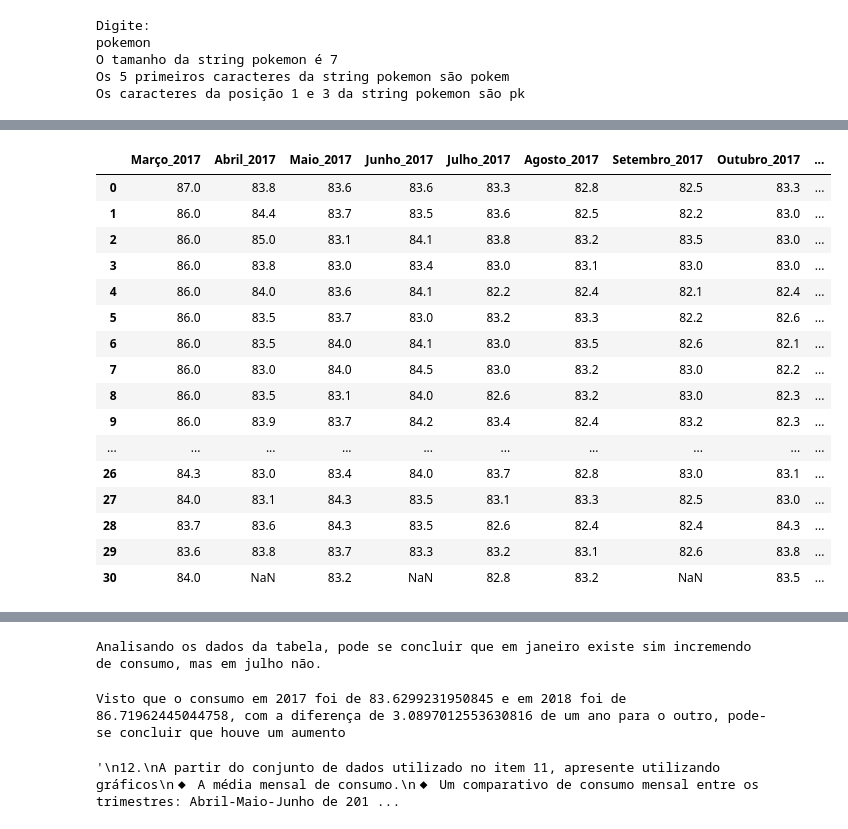
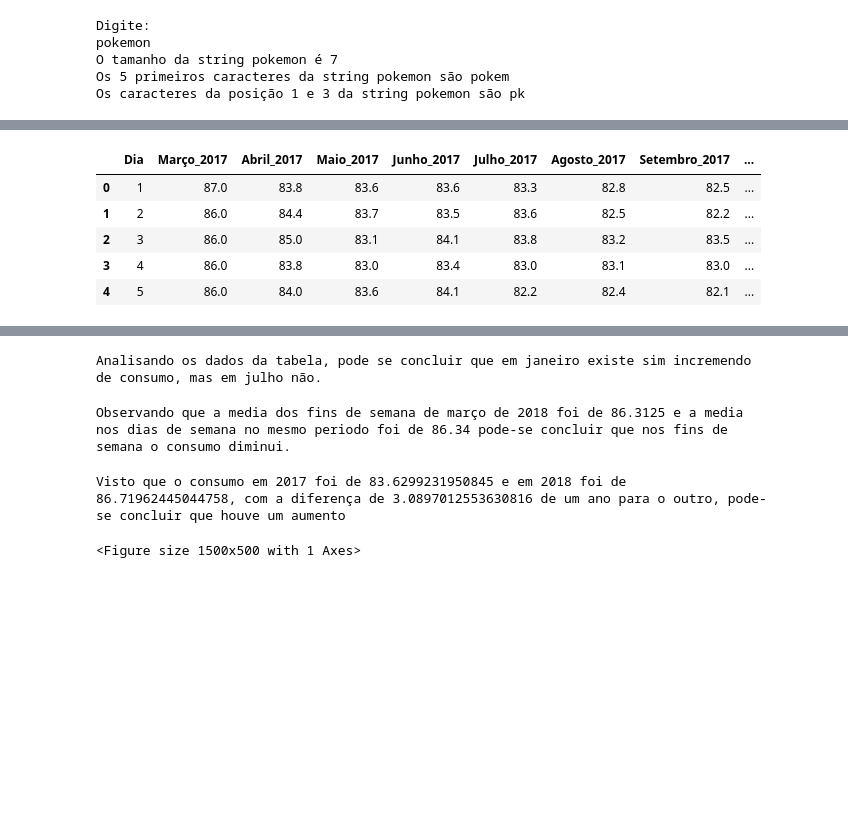
Before and after one commit to lmedson/DCO1043, a Jupyter notebook: lista_1.ipynb, the cells around one changed output, grey strips where cells are left out. Cells and saved outputs as stored; diff of their text form; code cells hidden in the pictures; blank space fills up the shorter version.

```diff
--- a/lista_1.ipynb
+++ b/lista_1.ipynb
@@ -223,48 +237,36 @@ print(intersected_lists)
 # %%
 """
 11.
 O provedor de internet XYZ está fazendo uma análise e composição de custos de seu
 negócio e fez a seguinte seleção de dados: o consumo diário em gigabytes de 14 clientes no
 período de 19 meses entre 2017 e 2018. A partir dos dados apresentados responda:
 (dados_provedor.csv)
 * Qual a média mensal de consumo
 * Os meses de férias janeiro e julho apresentaram incremento de consumo? Explique.
 * Existe um incremento de consumo nos finais de semana? Explique.
 * O consumo de dados está aumentando ou diminuindo? Explique.
 """
 import pandas as pd
 import numpy as np
 
 data = pd.read_csv('./consumo_provedor.csv', sep= ';')
 
 data.head()
 
-m = data.iloc[:,1:]
-# m.replace(',','.')
+dataset_reorganizado = data.iloc[:,1:]
 
-a  = m.sum(axis=0,  skipna = True)
-# values = []
-# for i in range(len(m.columns)):
-#     values.append(m[m.columns[i]])
-m
+meses = data.iloc[:0,1:]
+
+sabados = data.iloc[6::7,:]
+domingos = data.iloc[7::7,:]
+data.head()
 # %% [output]
-|  | Março_2017 | Abril_2017 | Maio_2017 | Junho_2017 | Julho_2017 | Agosto_2017 | Setembro_2017 | Outubro_2017 | ... |
-| 0 | 87.0 | 83.8 | 83.6 | 83.6 | 83.3 | 82.8 | 82.5 | 83.3 | ... |
-| 1 | 86.0 | 84.4 | 83.7 | 83.5 | 83.6 | 82.5 | 82.2 | 83.0 | ... |
-| 2 | 86.0 | 85.0 | 83.1 | 84.1 | 83.8 | 83.2 | 83.5 | 83.0 | ... |
-| 3 | 86.0 | 83.8 | 83.0 | 83.4 | 83.0 | 83.1 | 83.0 | 83.0 | ... |
-| 4 | 86.0 | 84.0 | 83.6 | 84.1 | 82.2 | 82.4 | 82.1 | 82.4 | ... |
-| 5 | 86.0 | 83.5 | 83.7 | 83.0 | 83.2 | 83.3 | 82.2 | 82.6 | ... |
-| 6 | 86.0 | 83.5 | 84.0 | 84.1 | 83.0 | 83.5 | 82.6 | 82.1 | ... |
-| 7 | 86.0 | 83.0 | 84.0 | 84.5 | 83.0 | 83.2 | 83.0 | 82.2 | ... |
-| 8 | 86.0 | 83.5 | 83.1 | 84.0 | 82.6 | 83.2 | 83.0 | 82.3 | ... |
-| 9 | 86.0 | 83.9 | 83.7 | 84.2 | 83.4 | 82.4 | 83.2 | 82.3 | ... |
-| ... | ... | ... | ... | ... | ... | ... | ... | ... | ... |
-| 26 | 84.3 | 83.0 | 83.4 | 84.0 | 83.7 | 82.8 | 83.0 | 83.1 | ... |
-| 27 | 84.0 | 83.1 | 84.3 | 83.5 | 83.1 | 83.3 | 82.5 | 83.0 | ... |
-| 28 | 83.7 | 83.6 | 84.3 | 83.5 | 82.6 | 82.4 | 82.4 | 84.3 | ... |
-| 29 | 83.6 | 83.8 | 83.7 | 83.3 | 83.2 | 83.1 | 82.6 | 83.8 | ... |
-| 30 | 84.0 | NaN | 83.2 | NaN | 82.8 | 83.2 | NaN | 83.5 | ... |
+|  | Dia | Março_2017 | Abril_2017 | Maio_2017 | Junho_2017 | Julho_2017 | Agosto_2017 | Setembro_2017 | ... |
+| 0 | 1 | 87.0 | 83.8 | 83.6 | 83.6 | 83.3 | 82.8 | 82.5 | ... |
+| 1 | 2 | 86.0 | 84.4 | 83.7 | 83.5 | 83.6 | 82.5 | 82.2 | ... |
+| 2 | 3 | 86.0 | 85.0 | 83.1 | 84.1 | 83.8 | 83.2 | 83.5 | ... |
+| 3 | 4 | 86.0 | 83.8 | 83.0 | 83.4 | 83.0 | 83.1 | 83.0 | ... |
+| 4 | 5 | 86.0 | 84.0 | 83.6 | 84.1 | 82.2 | 82.4 | 82.1 | ... |
 # %%
 '''
 * media mensal de consumo
@@ -303,6 +306,20 @@ média mensal total de consumo: 84.89968090907108
 print("Analisando os dados da tabela, pode se concluir que em janeiro existe sim incremendo de consumo, mas em julho não.")
 # %% [output]
 Analisando os dados da tabela, pode se concluir que em janeiro existe sim incremendo de consumo, mas em julho não.
+# %%
+# 3)Existe um incremento de consumo nos finais de semana? Explique.
+
+primeiras_semanas = dataset_reorganizado.iloc[:5,:]
+
+medias_sabados = sabados.mean()
+medias_domingos = domingos.mean()
+
+total_fds = ((medias_sabados["Março_2018"]+medias_domingos["Março_2018"])/2)
+media_seg_sex = primeiras_semanas['Março_2018'].mean()
+
+print("Observando que a media dos fins de semana de março de 2018 foi de {} e a media nos dias de semana no mesmo periodo foi de {} pode-se concluir que nos fins de semana o consumo diminui.".format(total_fds,media_seg_sex))
+# %% [output]
+Observando que a media dos fins de semana de março de 2018 foi de 86.3125 e a media nos dias de semana no mesmo periodo foi de 86.34 pode-se concluir que nos fins de semana o consumo diminui.
 # %%
 # 4)  O consumo de dados está aumentando ou diminuindo? Explique.
 
@@ -320,6 +337,28 @@ A partir do conjunto de dados utilizado no item 11, apresente utilizando gráfic
 ◆ Um comparativo de consumo mensal entre os trimestres: Abril-Maio-Junho de 2017 e
 2018.
 """
-# import matplotlib.pyplot as plt
+import matplotlib
+import matplotlib.pyplot as plt
+import numpy as np
+
+reorganiza_meses = []
+for mes in meses:
+    string_reorganizada = mes[:3]+"_"+mes[-4:]
+    reorganiza_meses.append(string_reorganizada)
+
+reorganiza_medias = []
+for media in medias_mensais.array:
+    reorganiza_medias.append(media)
+
+fig, graph_to_plot = plt.subplots(figsize=(15, 5))
+
+
+graph_to_plot.plot(reorganiza_meses,reorganiza_medias)
+
+graph_to_plot.set(xlabel='Meses', ylabel='Consumo',
+       title='Gráfico da média mensal de de consumo de dados de Março de 2017 à Julho de 2018')
+graph_to_plot.grid()
+
+plt.show()
 # %% [output]
-'\n12.\nA partir do conjunto de dados utilizado no item 11, apresente utilizando gráficos\n◆ A média mensal de consumo.\n◆ Um comparativo de consumo mensal entre os trimestres: Abril-Maio-Junho de 201 ...
+<Figure size 1500x500 with 1 Axes>
```
Also changed, not shown: parts of 11 cells of this notebook, 1 other file.
